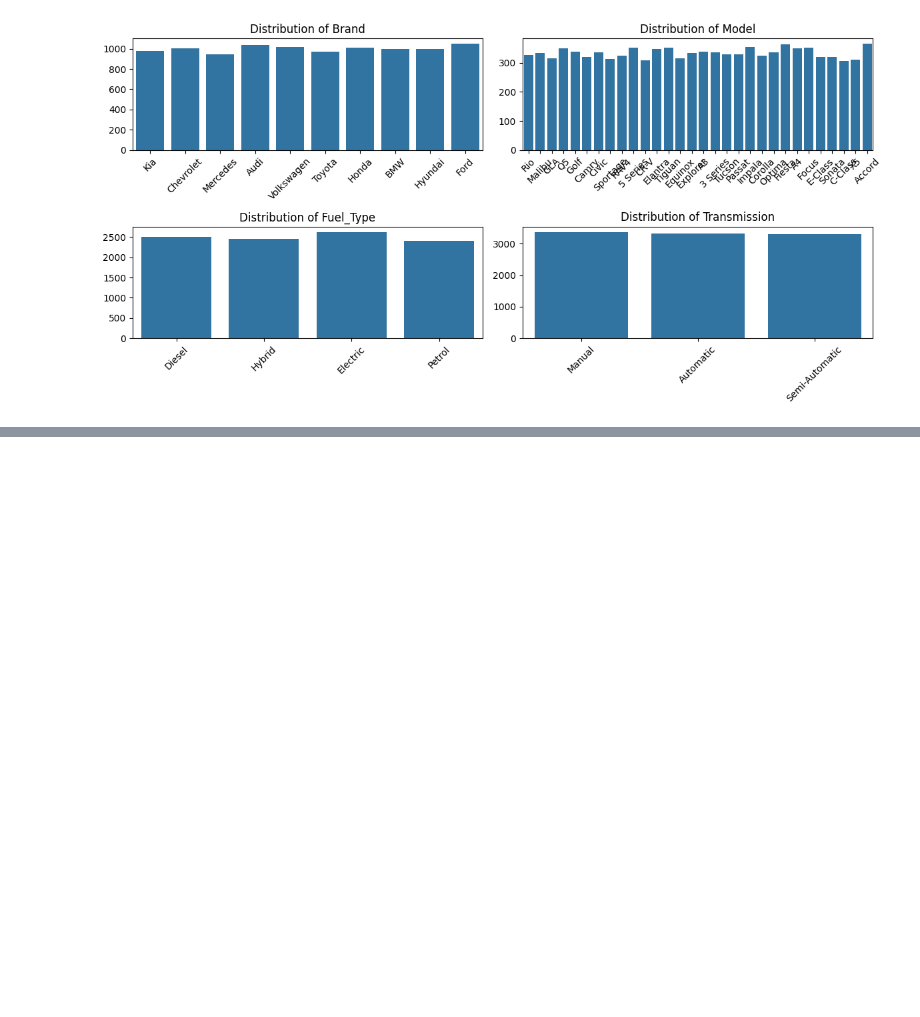
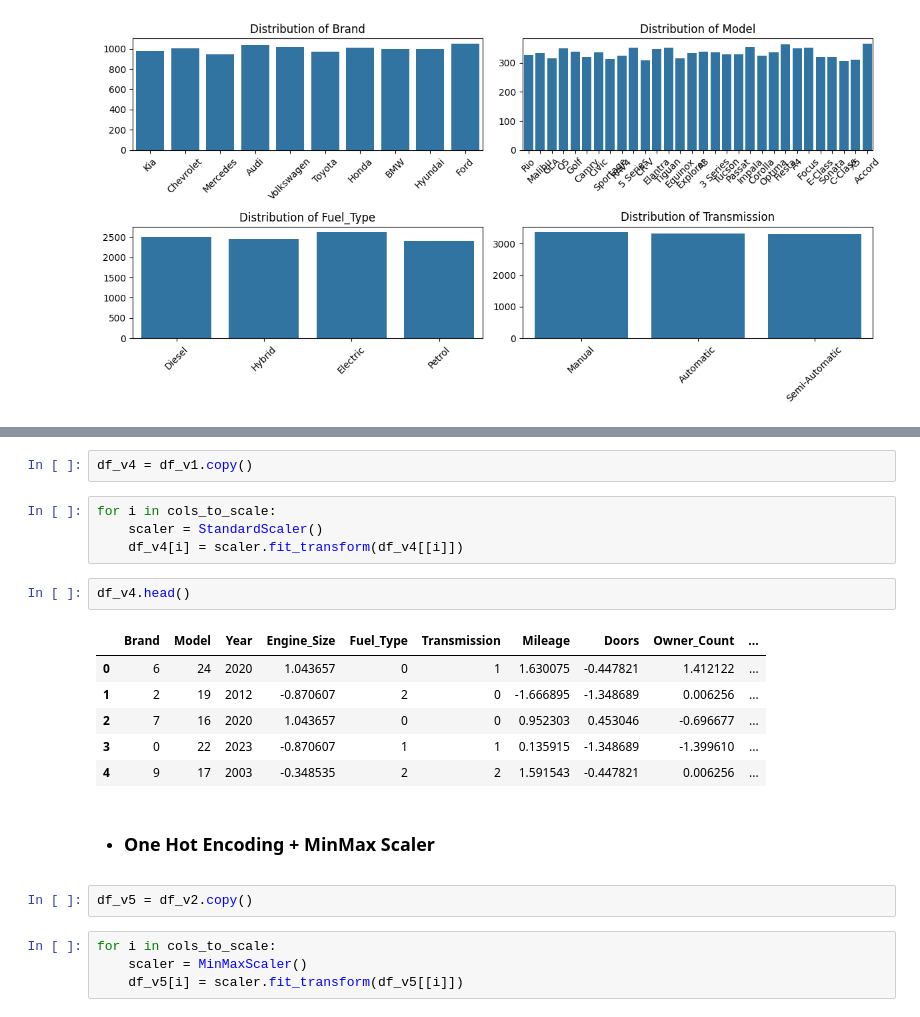
Before and after one commit to JayaWinata/Car-Price-Prediction-MLFLOW, a Jupyter notebook: car_price_prediction_script.ipynb, the cells around one changed output, grey strips where cells are left out. Drawn from its saved outputs; the diff is of its cells as text; blank space fills up the shorter version.

```diff
--- a/car_price_prediction_script.ipynb
+++ b/car_price_prediction_script.ipynb
@@ -103,0 +202,23 @@ plt.show()
+# %%
+df_v4 = df_v1.copy()
+# %%
+for i in cols_to_scale:
+    scaler = StandardScaler()
+    df_v4[i] = scaler.fit_transform(df_v4[[i]])
+# %%
+df_v4.head()
+# %% [output]
+|  | Brand | Model | Year | Engine_Size | Fuel_Type | Transmission | Mileage | Doors | Owner_Count | ... |
+| 0 | 6 | 24 | 2020 | 1.043657 | 0 | 1 | 1.630075 | -0.447821 | 1.412122 | ... |
+| 1 | 2 | 19 | 2012 | -0.870607 | 2 | 0 | -1.666895 | -1.348689 | 0.006256 | ... |
+| 2 | 7 | 16 | 2020 | 1.043657 | 0 | 0 | 0.952303 | 0.453046 | -0.696677 | ... |
+| 3 | 0 | 22 | 2023 | -0.870607 | 1 | 1 | 0.135915 | -1.348689 | -1.399610 | ... |
+| 4 | 9 | 17 | 2003 | -0.348535 | 2 | 2 | 1.591543 | -0.447821 | 0.006256 | ... |
+# %% [markdown]
+- ### One Hot Encoding + MinMax Scaler
+# %%
+df_v5 = df_v2.copy()
+# %%
+for i in cols_to_scale:
+    scaler = MinMaxScaler()
+    df_v5[i] = scaler.fit_transform(df_v5[[i]])
```
Also changed, not shown: parts of 36 cells of this notebook, 1 other file.
